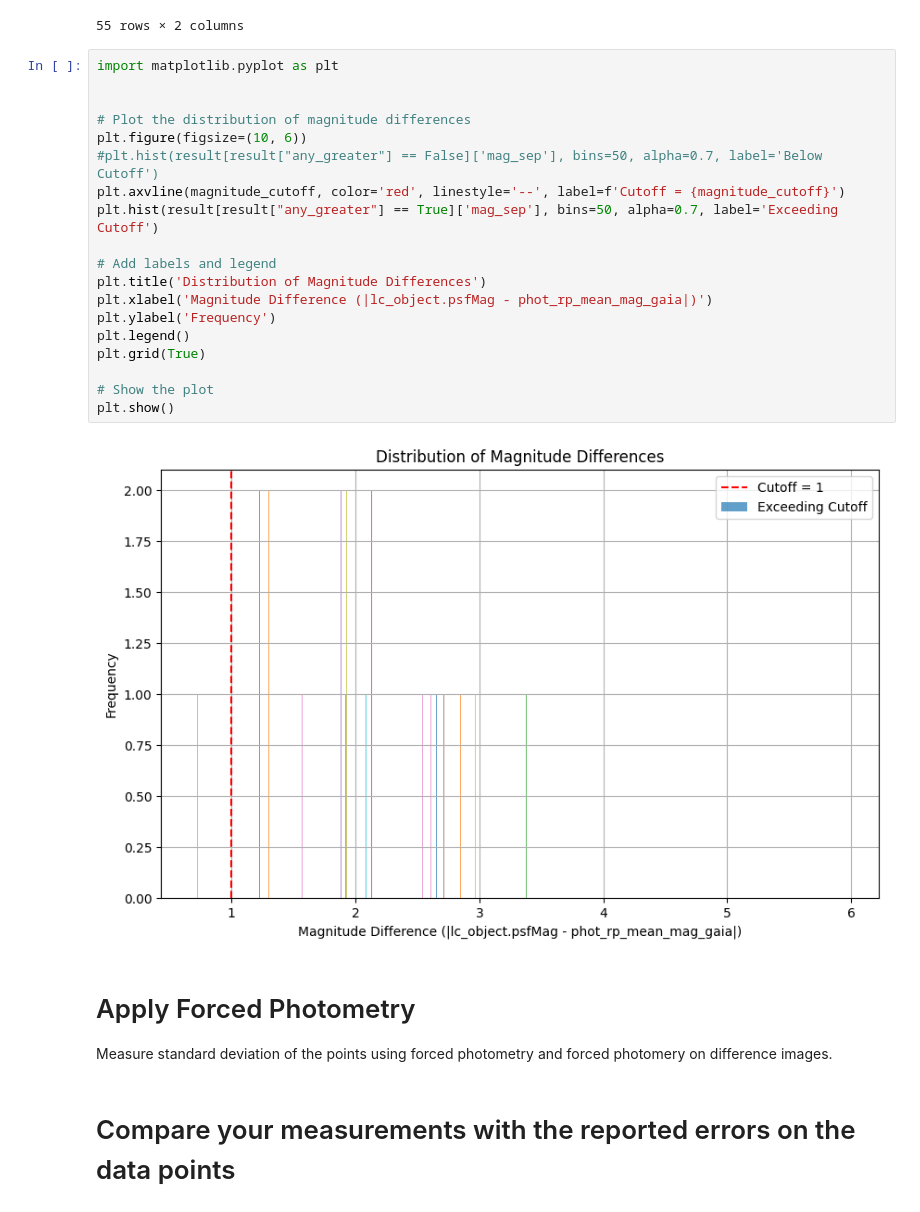
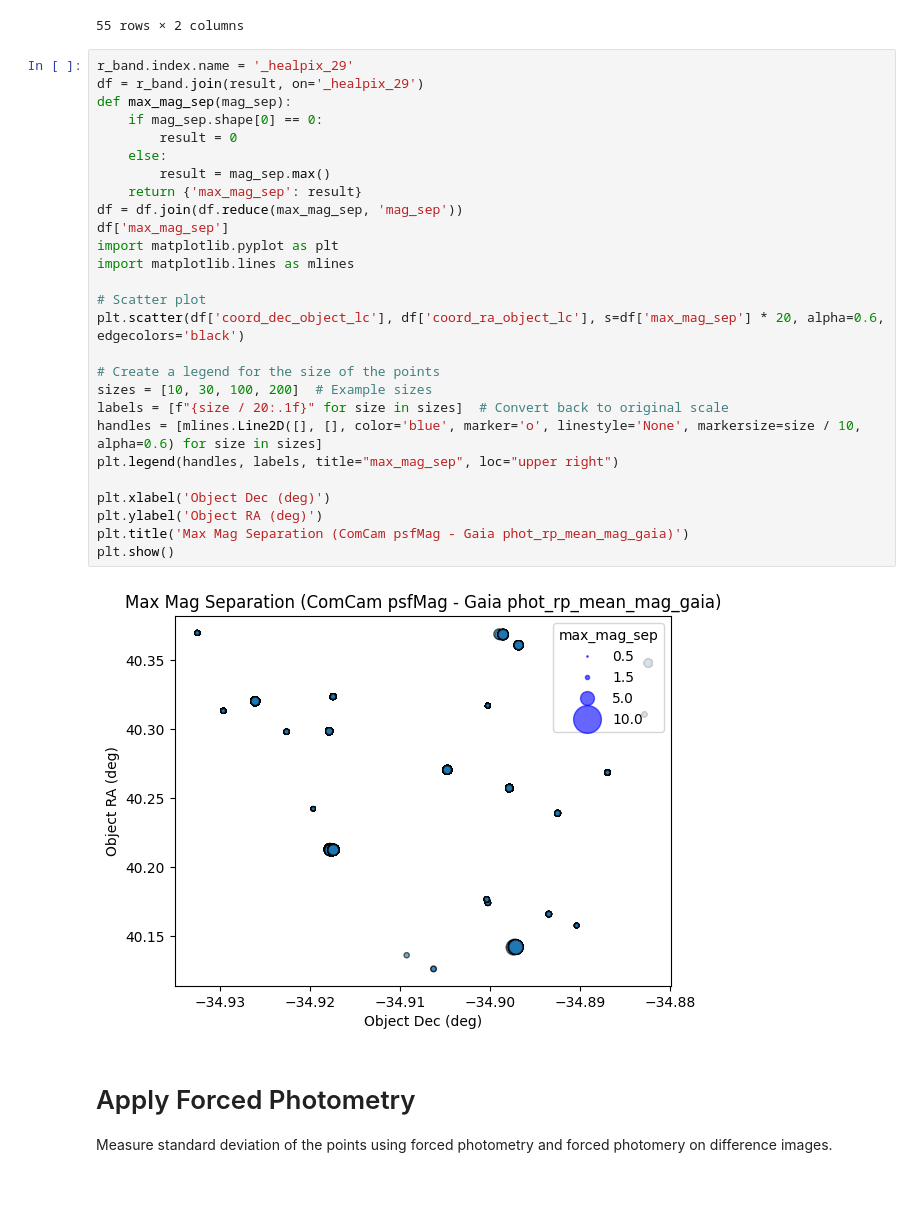
Before and after one commit to lsst-sitcom/linccf, a Jupyter notebook: internal/march_sprint/3.photometric_stability/photometric_stability.ipynb, the cells around one changed output. Cells and saved outputs as stored; diff of their text form.

Commit message:
Update plots

```diff
--- a/internal/march_sprint/3.photometric_stability/photometric_stability.ipynb
+++ b/internal/march_sprint/3.photometric_stability/photometric_stability.ipynb
@@ -402,29 +386,35 @@ result[result['any_greater'] == False]
 | 2525089231642449731 | False | [0.49075970715871264, 0.489150923... |
 | 2525089231642449731 | False | [0.4907595742948416, 0.4891508680... |
 55 rows × 2 columns
-# %%
-import matplotlib.pyplot as plt
-
-
-# Plot the distribution of magnitude differences
-plt.figure(figsize=(10, 6))
-#plt.hist(result[result["any_greater"] == False]['mag_sep'], bins=50, alpha=0.7, label='Below Cutoff')
-plt.axvline(magnitude_cutoff, color='red', linestyle='--', label=f'Cutoff = {magnitude_cutoff}')
-plt.hist(result[result["any_greater"] == True]['mag_sep'], bins=50, alpha=0.7, label='Exceeding Cutoff')
-
-# Add labels and legend
-plt.title('Distribution of Magnitude Differences')
-plt.xlabel('Magnitude Difference (|lc_object.psfMag - phot_rp_mean_mag_gaia|)')
-plt.ylabel('Frequency')
-plt.legend()
-plt.grid(True)
-
-# Show the plot
-plt.show()
-# %% [output]
-[figure, removed]
+# %%
+r_band.index.name = '_healpix_29'
+df = r_band.join(result, on='_healpix_29')
+def max_mag_sep(mag_sep):
+    if mag_sep.shape[0] == 0:
+        result = 0
+    else:
+        result = mag_sep.max()
+    return {'max_mag_sep': result}
+df = df.join(df.reduce(max_mag_sep, 'mag_sep'))
+df['max_mag_sep']
+import matplotlib.pyplot as plt
+import matplotlib.lines as mlines
+
+# Scatter plot
+plt.scatter(df['coord_dec_object_lc'], df['coord_ra_object_lc'], s=df['max_mag_sep'] * 20, alpha=0.6, edgecolors='black')
+
+# Create a legend for the size of the points
+sizes = [10, 30, 100, 200]  # Example sizes
+labels = [f"{size / 20:.1f}" for size in sizes]  # Convert back to original scale
+handles = [mlines.Line2D([], [], color='blue', marker='o', linestyle='None', markersize=size / 10, alpha=0.6) for size in sizes]
+plt.legend(handles, labels, title="max_mag_sep", loc="upper right")
+
+plt.xlabel('Object Dec (deg)')
+plt.ylabel('Object RA (deg)')
+plt.title('Max Mag Separation (ComCam psfMag - Gaia phot_rp_mean_mag_gaia)')
+plt.show()
+# %% [output]
+[figure, added]
 # %% [markdown]
 # Apply Forced Photometry
 Measure standard deviation of the points using forced photometry and forced photomery on difference images.
-# %% [markdown]
-# Compare your measurements with the reported errors on the data points
```
Also changed, not shown: parts of 5 cells of this notebook.
